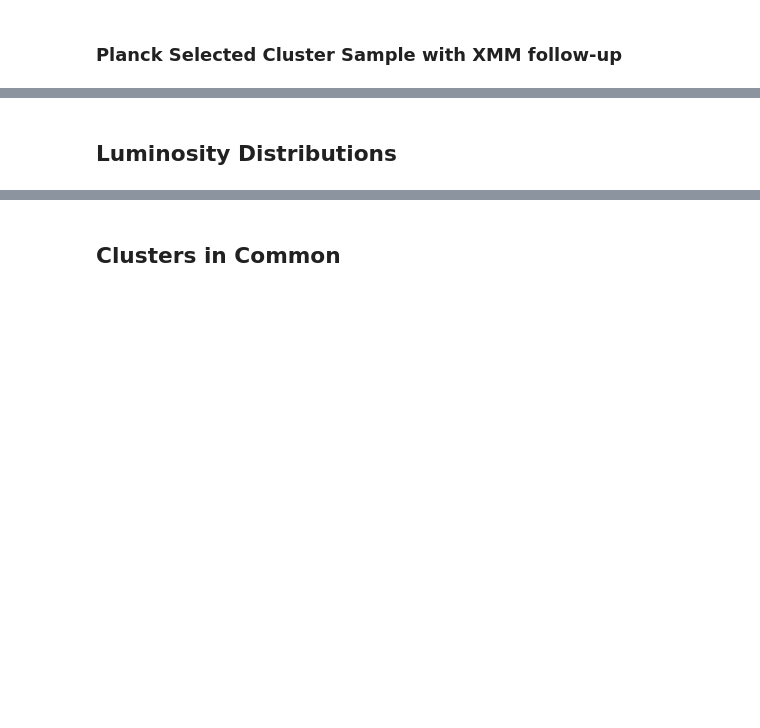
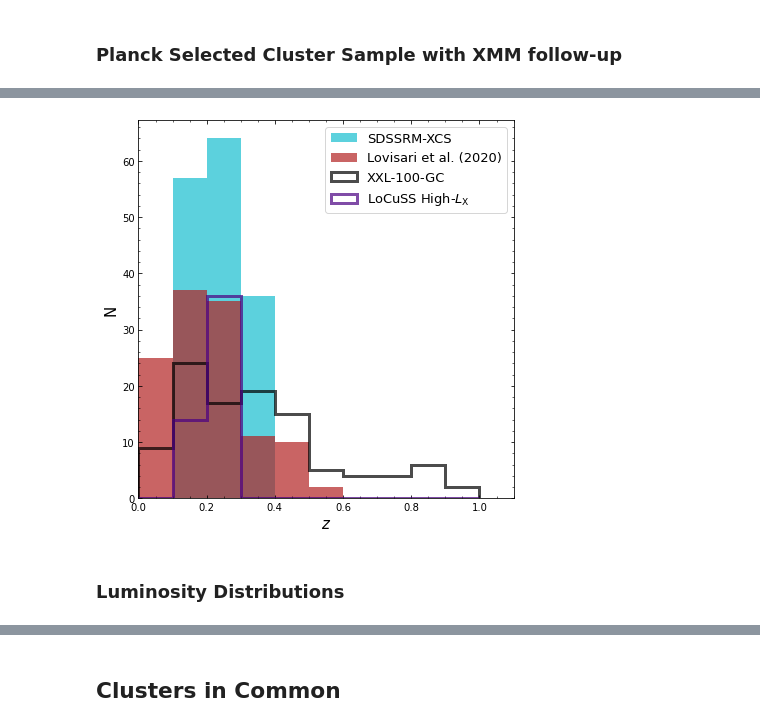
Before and after one commit to DavidT3/XCS-Mass-Paper-I-Analysis, a Jupyter notebook: sample_properties.ipynb, the cells around one changed output, grey strips where cells are left out. Drawn from its saved outputs; the diff is of its cells as text; code cells hidden in the pictures; blank space fills up the shorter version.

```diff
--- a/sample_properties.ipynb
+++ b/sample_properties.ipynb
@@ -131,2 +244,29 @@ lovisari.head(10)
+# %%
+z_bins = np.arange(0, 1.1, 0.1)
+# %%
+plt.figure(figsize=(6, 6))
+plt.minorticks_on()
+plt.tick_params(which='both', direction='in', top=True, right=True)
+
+plt.hist(xcs3p['z'].values, bins=z_bins, color=xcs3p_colour, alpha=0.7, histtype='stepfilled',
+         label=r"SDSSRM-XCS", linewidth=3)
+plt.hist(lovisari['z'].values, bins=z_bins, color=lovisari_colour, alpha=0.7, histtype='stepfilled',
+         label=r"Lovisari et al. (2020)", linewidth=3)
+plt.hist(xxlgc100['z'].values, bins=z_bins, color=xxlgc100_colour, alpha=0.7, histtype='step',
+         label=r"XXL-100-GC", linewidth=3)
+plt.hist(locuss['z'].values, bins=z_bins, color=locuss_colour, alpha=0.7, histtype='step',
+         label=r"LoCuSS High-$L_{\rm{X}}$", linewidth=3)
+
+plt.ylabel("N", fontsize=15)
+plt.xlabel(r"$z$", fontsize=15)
+
+plt.xlim(0, 1.1)
+plt.legend(fontsize=13)
+plt.tight_layout()
+
+plt.savefig("non_paper_figures/samps_zdist.pdf")
+plt.show()
+# %% [output]
+[figure, added]
 # %% [markdown]
-## Luminosity Distributions
+### Luminosity Distributions
```
Also changed, not shown: parts of 46 cells of this notebook, 4 other files.
